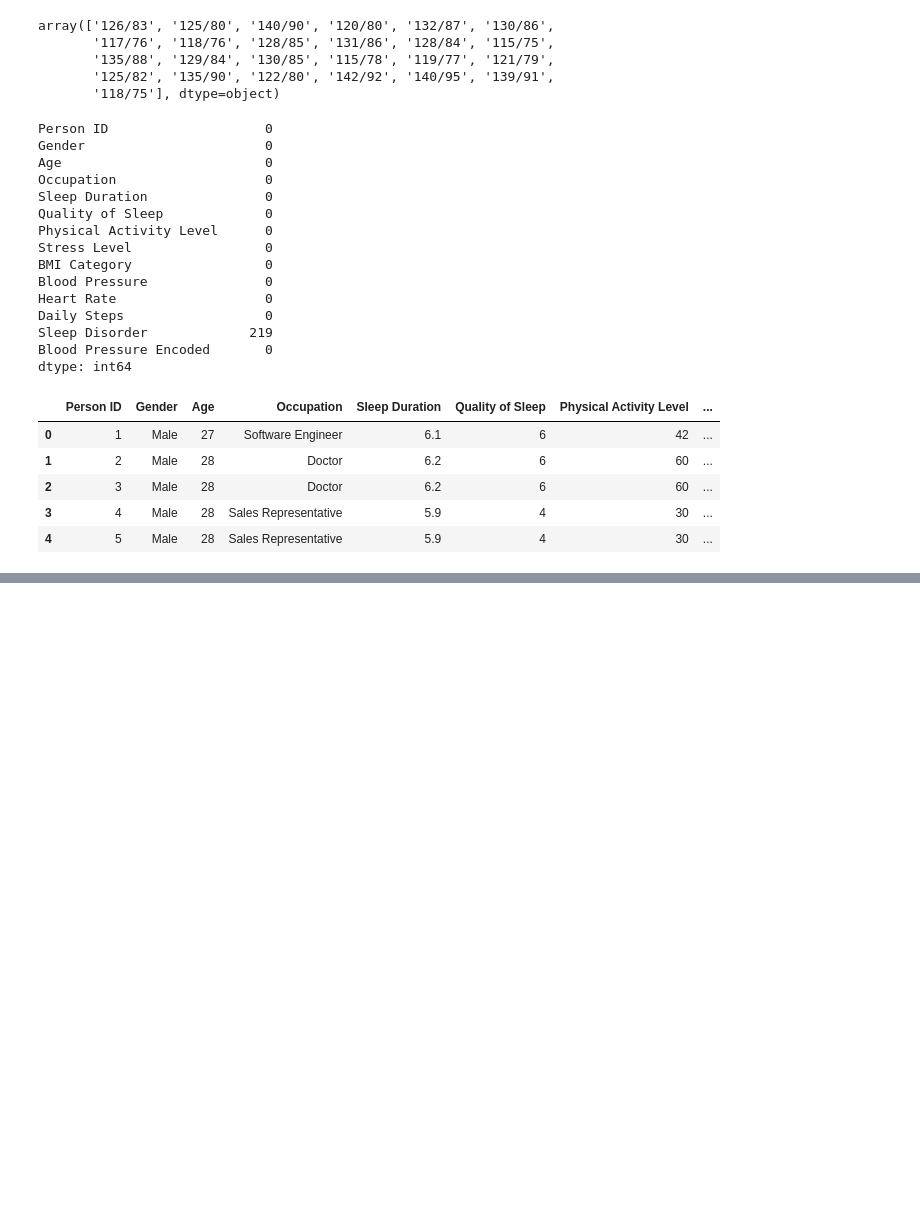
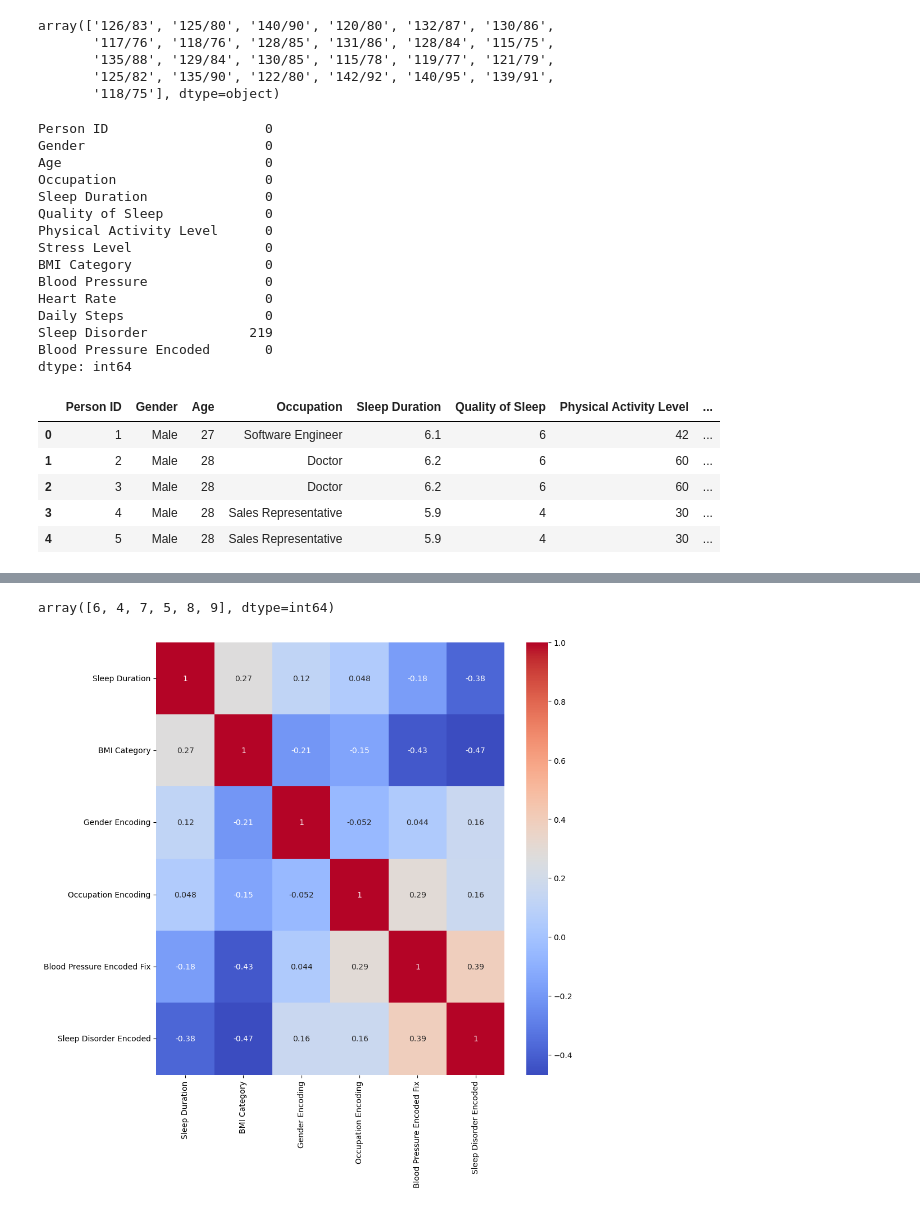
Before and after one commit to MuhammadNurilHuda/Datasets, a Jupyter notebook: sleep_health.ipynb, the cells around one changed output, grey strips where cells are left out. Drawn from its saved outputs; the diff is of its cells as text; code cells hidden in the pictures; blank space fills up the shorter version.

```diff
--- a/sleep_health.ipynb
+++ b/sleep_health.ipynb
@@ -81,0 +133,2 @@ df.to_csv("Sleep health clean.csv", index=False)
+# %%
+df['Blood Pressure Encoded Fix'] = df['Blood Pressure Encoded'].replace({'Normal':0, 'Hipertensi':1})
@@ -81,0 +139,2 @@ df.to_csv("Sleep health clean.csv", index=False)
+# %%
+df['Sleep Disorder Encoded'] = df['Sleep Disorder'].replace({'Normal':0, 'Sleep Apnea':1, 'Insomnia':2})
@@ -81,0 +150,14 @@ df.to_csv("Sleep health clean.csv", index=False)
+# %%
+df['Quality of Sleep'].unique()
+# %% [output]
+array([6, 4, 7, 5, 8, 9], dtype=int64)
+# %%
+col = ['Sleep Duration', 'BMI Category', 'Gender Encoding', 'Occupation Encoding', 'Blood Pressure Encoded Fix', 'Sleep Disorder Encoded']
+# %%
+correlation_matrix = df[col].corr()
+# %%
+plt.figure(figsize=(10, 10))
+sns.heatmap(correlation_matrix, annot=True, cmap='coolwarm')
+plt.show()
+# %% [output]
+[figure, added]
```
Also changed, not shown: parts of 16 cells of this notebook, 1 other file.
